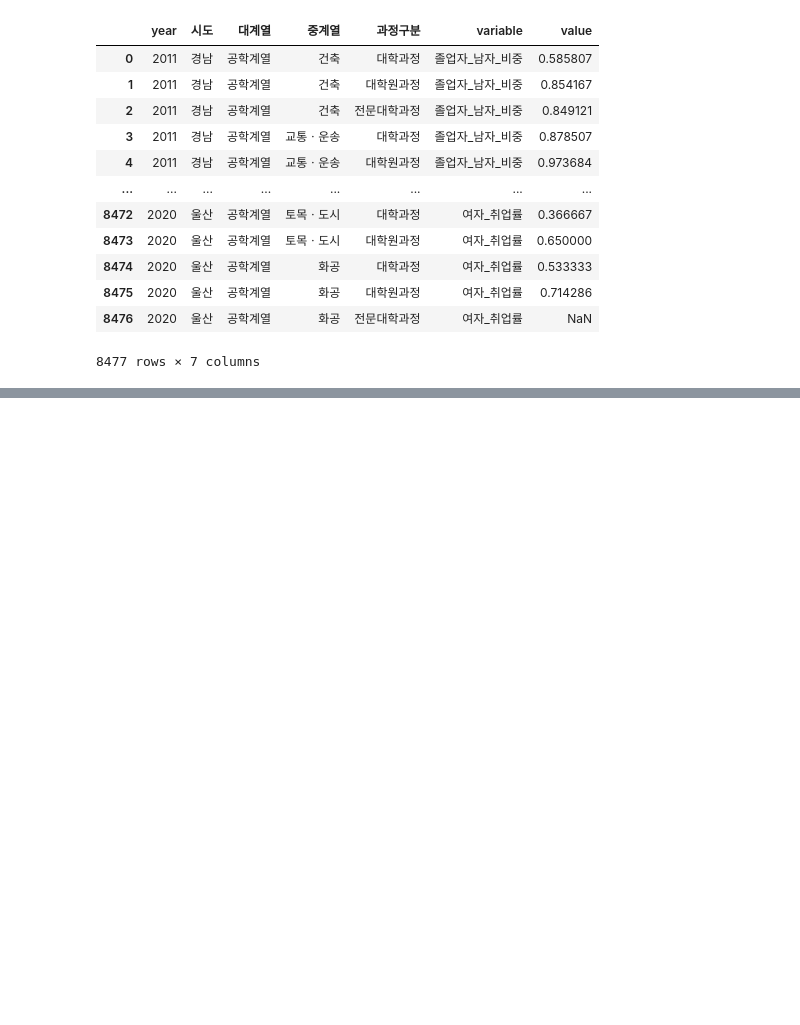
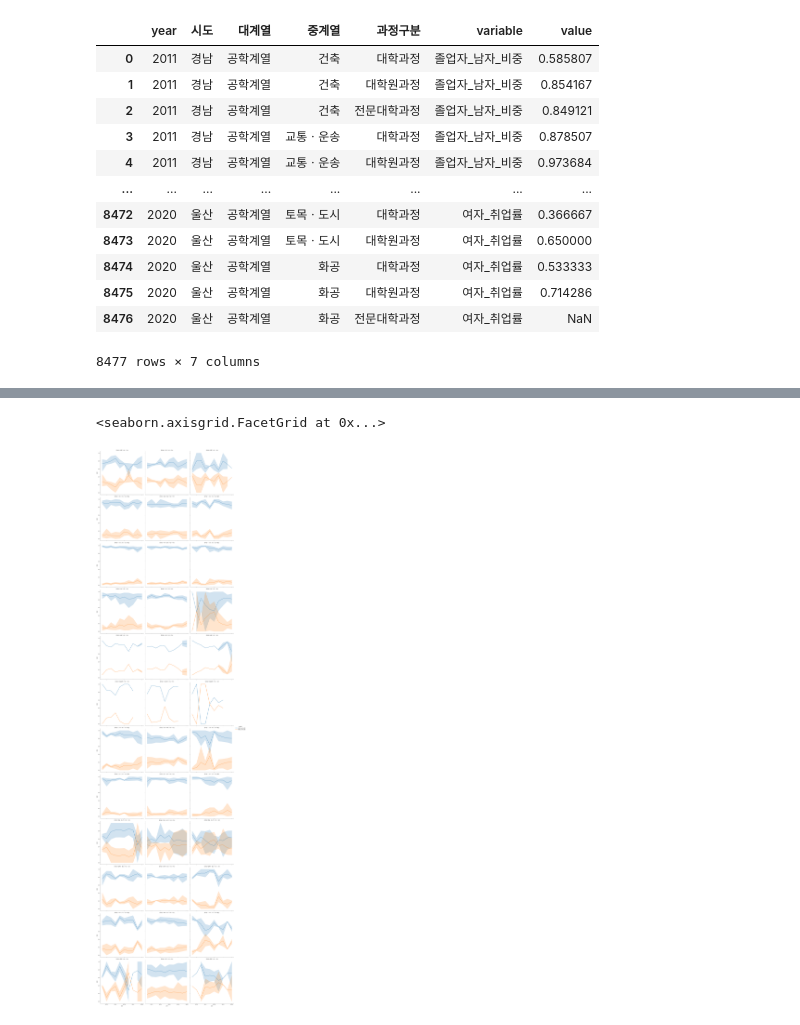
Before and after one commit to harryyang1982/data_tinkering, a Jupyter notebook: edu_stat_visualize.ipynb, the cells around one changed output, grey strips where cells are left out. Cells and saved outputs as stored; diff of their text form; code cells hidden in the pictures; blank space fills up the shorter version.

```diff
--- a/edu_stat_visualize.ipynb
+++ b/edu_stat_visualize.ipynb
@@ -88,0 +92,6 @@ col = '시도', row = '중계열')
+# %%
+sns.relplot(data = sum222.query('variable in ["취업자_남자_비중", "취업자_여자_비중"] & 시도 in ["경남", "부산", "울산"]'), x = 'year', y = 'value', hue = 'variable', kind='line', height = 7,
+col = '시도', row = '중계열')
+# %% [output]
+<seaborn.axisgrid.FacetGrid at 0x...>
+[figure, added]
```
Also changed, not shown: parts of 4 cells of this notebook, 5 other files.
